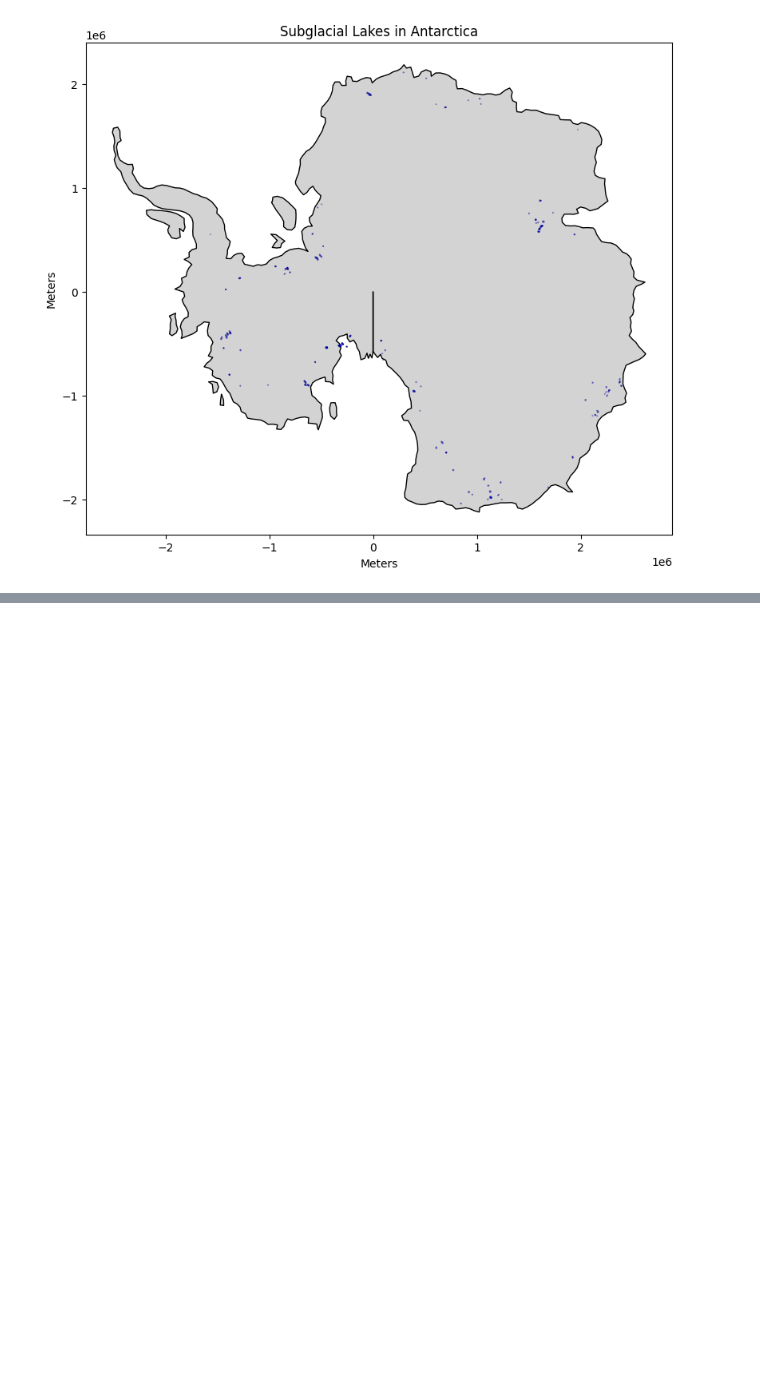
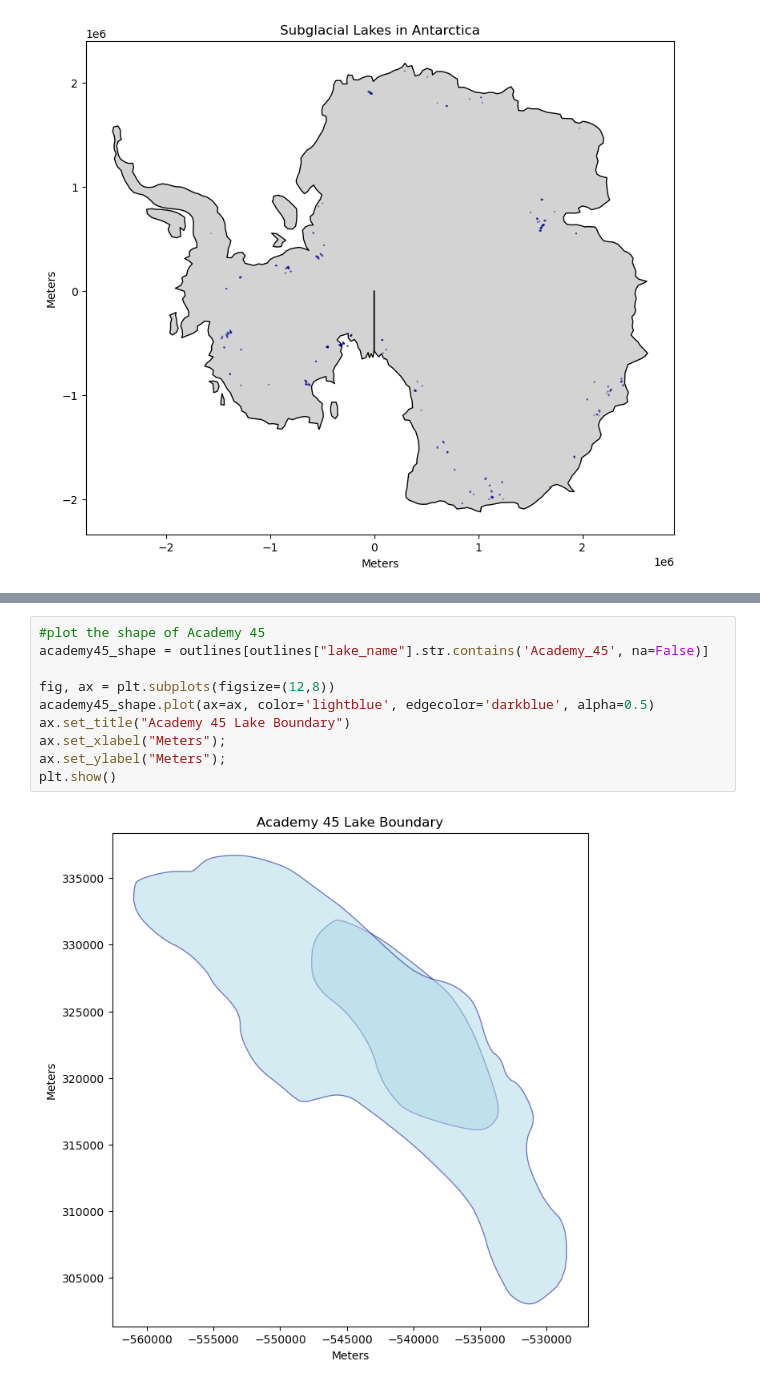
Before and after one commit to UW-MLGEO/MLGEO2026_Subglacial_Lakes, a Jupyter notebook: Notebooks/Wilson2025_DataVisualization.ipynb, the cells around one changed output, grey strips where cells are left out. Saved outputs shown, nothing was run; the diff lists cells and outputs as text; blank space fills up the shorter version.

```diff
--- a/Notebooks/Wilson2025_DataVisualization.ipynb
+++ b/Notebooks/Wilson2025_DataVisualization.ipynb
@@ -119,0 +137,12 @@ plt.show()
+# %%
+#plot the shape of Academy 45
+academy45_shape = outlines[outlines["lake_name"].str.contains('Academy_45', na=False)]
+
+fig, ax = plt.subplots(figsize=(12,8))
+academy45_shape.plot(ax=ax, color='lightblue', edgecolor='darkblue', alpha=0.5)
+ax.set_title("Academy 45 Lake Boundary")
+ax.set_xlabel("Meters");
+ax.set_ylabel("Meters");
+plt.show()
+# %% [output]
+[figure, added]
```
Also changed, not shown: parts of 6 cells of this notebook, 1 other file.
